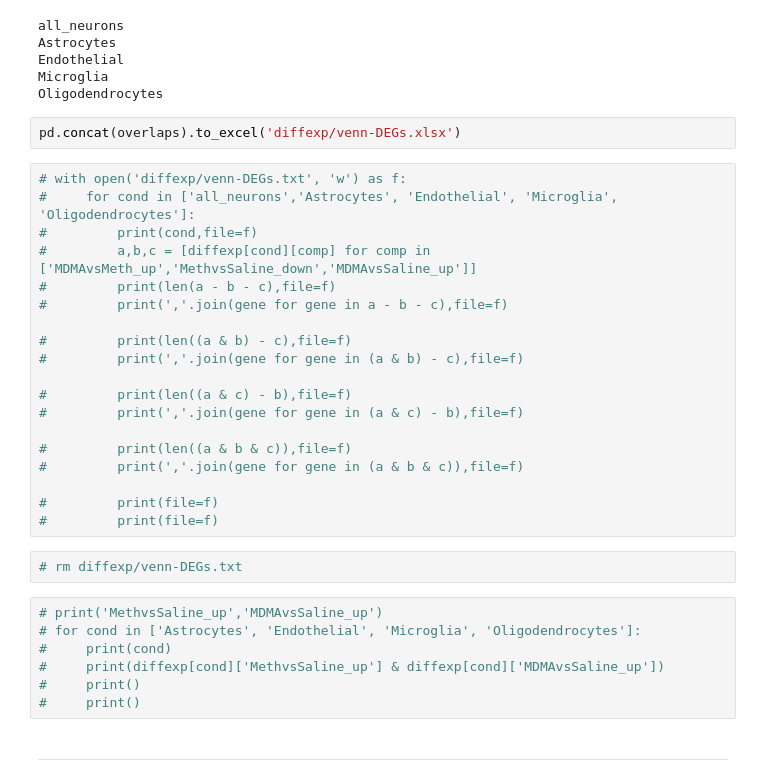
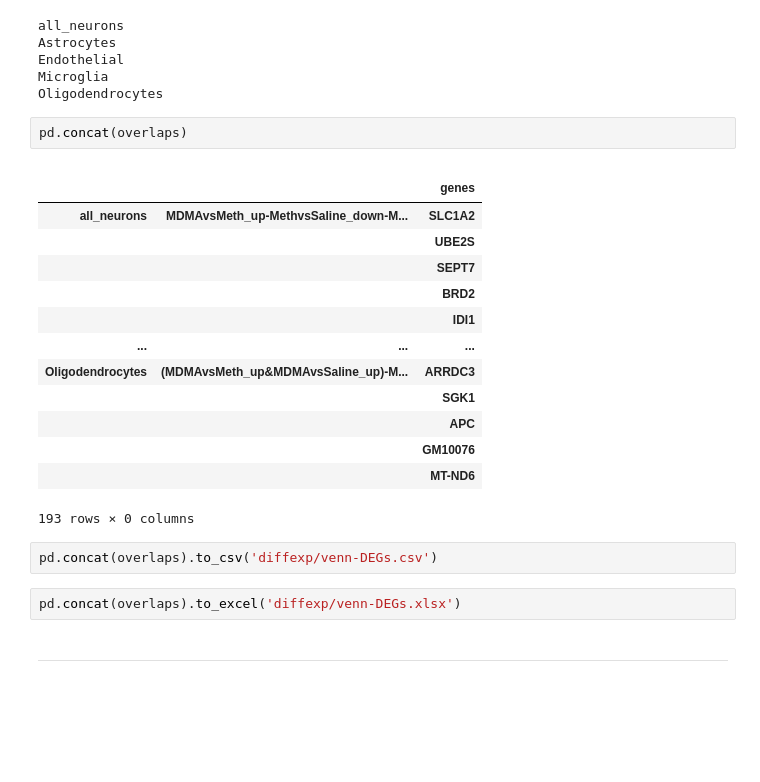
Before and after one commit to SABAFQ/MDMA-scRNAseq, a Jupyter notebook: 4-DEGs-overlapping-analysis.ipynb, the cells around one changed output. Cells and saved outputs as stored; diff of their text form; blank space fills up the shorter version.

```diff
--- a/4-DEGs-overlapping-analysis.ipynb
+++ b/4-DEGs-overlapping-analysis.ipynb
@@ -160,36 +160,27 @@ Astrocytes
 Endothelial
 Microglia
 Oligodendrocytes
+# %%
+pd.concat(overlaps)
+# %% [output]
+|  |  |  |
+|  |  | genes |
+| all_neurons | MDMAvsMeth_up-MethvsSaline_down-M... | SLC1A2 |
+|  |  | UBE2S |
+|  |  | SEPT7 |
+|  |  | BRD2 |
+|  |  | IDI1 |
+| ... | ... | ... |
+| Oligodendrocytes | (MDMAvsMeth_up&MDMAvsSaline_up)-M... | ARRDC3 |
+|  |  | SGK1 |
+|  |  | APC |
+|  |  | GM10076 |
+|  |  | MT-ND6 |
+193 rows × 0 columns
+# %%
+pd.concat(overlaps).to_csv('diffexp/venn-DEGs.csv')
 # %%
 pd.concat(overlaps).to_excel('diffexp/venn-DEGs.xlsx')
-# %%
-# with open('diffexp/venn-DEGs.txt', 'w') as f:
-#     for cond in ['all_neurons','Astrocytes', 'Endothelial', 'Microglia', 'Oligodendrocytes']:
-#         print(cond,file=f)
-#         a,b,c = [diffexp[cond][comp] for comp in ['MDMAvsMeth_up','MethvsSaline_down','MDMAvsSaline_up']]
-#         print(len(a - b - c),file=f)
-#         print(','.join(gene for gene in a - b - c),file=f)
-
-#         print(len((a & b) - c),file=f)
-#         print(','.join(gene for gene in (a & b) - c),file=f)
-
-#         print(len((a & c) - b),file=f)
-#         print(','.join(gene for gene in (a & c) - b),file=f)
-
-#         print(len((a & b & c)),file=f)
-#         print(','.join(gene for gene in (a & b & c)),file=f)
-
-#         print(file=f)
-#         print(file=f)
-# %%
-# rm diffexp/venn-DEGs.txt
-# %%
-# print('MethvsSaline_up','MDMAvsSaline_up')
-# for cond in ['Astrocytes', 'Endothelial', 'Microglia', 'Oligodendrocytes']:
-#     print(cond)
-#     print(diffexp[cond]['MethvsSaline_up'] & diffexp[cond]['MDMAvsSaline_up'])
-#     print()
-#     print()
 # %% [markdown]
 ___
 # %% [markdown]
```
Also changed, not shown: parts of 2 cells of this notebook, 2 other files.
